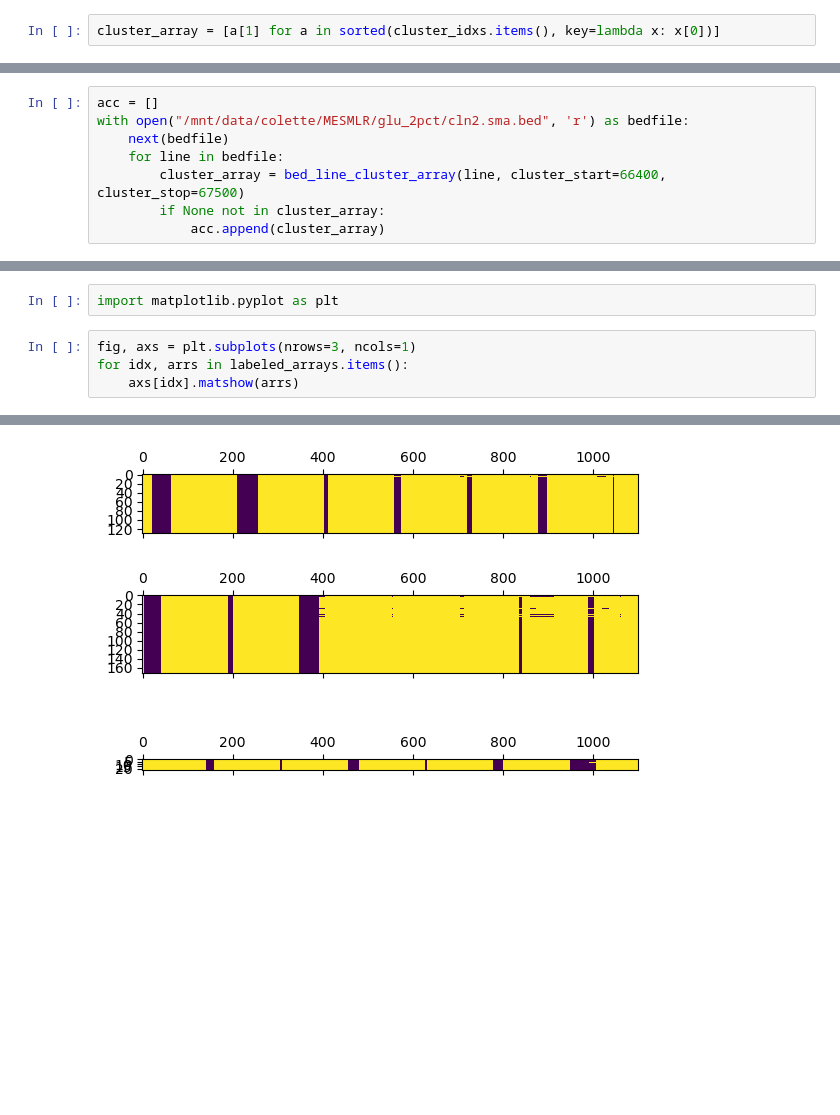
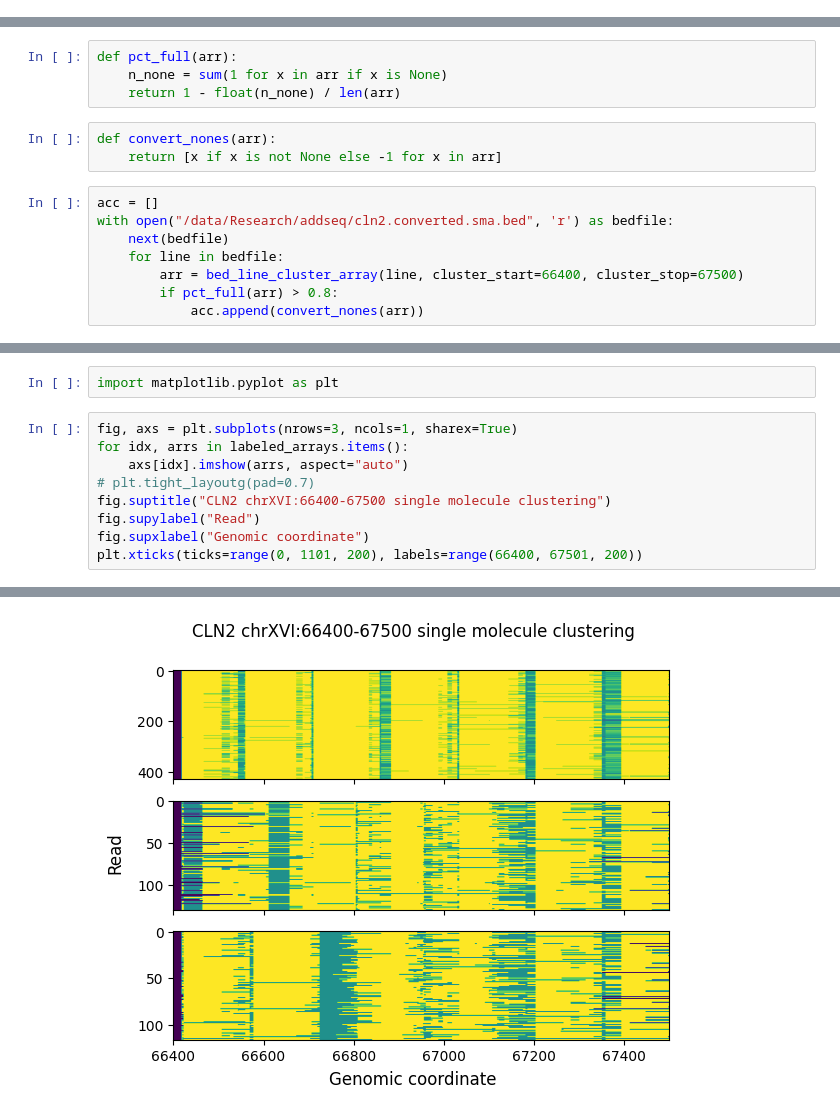
Before and after one commit to bsaintjo/cawlr-rs, a Jupyter notebook: notebooks/clustering.ipynb, the cells around one changed output, grey strips where cells are left out. Saved outputs shown, nothing was run; the diff lists cells and outputs as text; blank space fills up the shorter version.

Commit message:
clustering analysis results with original data

```diff
--- a/notebooks/clustering.ipynb
+++ b/notebooks/clustering.ipynb
@@ -28,5 +1,3 @@ for st, bl in zip(starts, blocks):
-# %%
-cluster_array = [a[1] for a in sorted(cluster_idxs.items(), key=lambda x: x[0])]
 # %%
 def bed_line_cluster_array(line, cluster_start, cluster_stop):
     line = line.rstrip().split('\t')
@@ -46,13 +17,20 @@ def bed_line_cluster_array(line, cluster_start, cluster_stop):
                 cluster_idxs[x] = 1
     cluster_array = [a[1] for a in sorted(cluster_idxs.items(), key=lambda x: x[0])]
     return cluster_array
+# %%
+def pct_full(arr):
+    n_none = sum(1 for x in arr if x is None)
+    return 1 - float(n_none) / len(arr)
+# %%
+def convert_nones(arr):
+    return [x if x is not None else -1 for x in arr]
 # %%
 acc = []
-with open("/mnt/data/colette/MESMLR/glu_2pct/cln2.sma.bed", 'r') as bedfile:
+with open("/data/Research/addseq/cln2.converted.sma.bed", 'r') as bedfile:
     next(bedfile)
     for line in bedfile:
-        cluster_array = bed_line_cluster_array(line, cluster_start=66400, cluster_stop=67500)
-        if None not in cluster_array:
-            acc.append(cluster_array)
+        arr = bed_line_cluster_array(line, cluster_start=66400, cluster_stop=67500)
+        if pct_full(arr) > 0.8:
+            acc.append(convert_nones(arr))
 # %%
 from sklearn.cluster import KMeans
@@ -98,7 +52,12 @@ labeled_arrays = split_clusters(cluster_results, acc)
 # %%
 import matplotlib.pyplot as plt
 # %%
-fig, axs = plt.subplots(nrows=3, ncols=1)
+fig, axs = plt.subplots(nrows=3, ncols=1, sharex=True)
 for idx, arrs in labeled_arrays.items():
-    axs[idx].matshow(arrs)
+    axs[idx].imshow(arrs, aspect="auto")
+# plt.tight_layoutg(pad=0.7)
+fig.suptitle("CLN2 chrXVI:66400-67500 single molecule clustering")
+fig.supylabel("Read")
+fig.supxlabel("Genomic coordinate")
+plt.xticks(ticks=range(0, 1101, 200), labels=range(66400, 67501, 200))
 # %% [output]
@@ -105 +76 @@ for idx, arrs in labeled_arrays.items():
-[figure, old version]
+[figure, new version]
```
Also changed, not shown: parts of 9 cells of this notebook.
